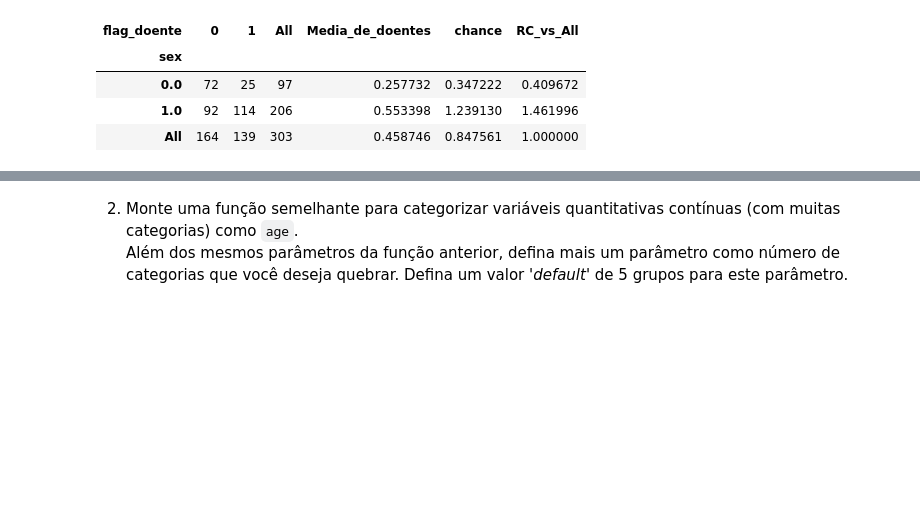
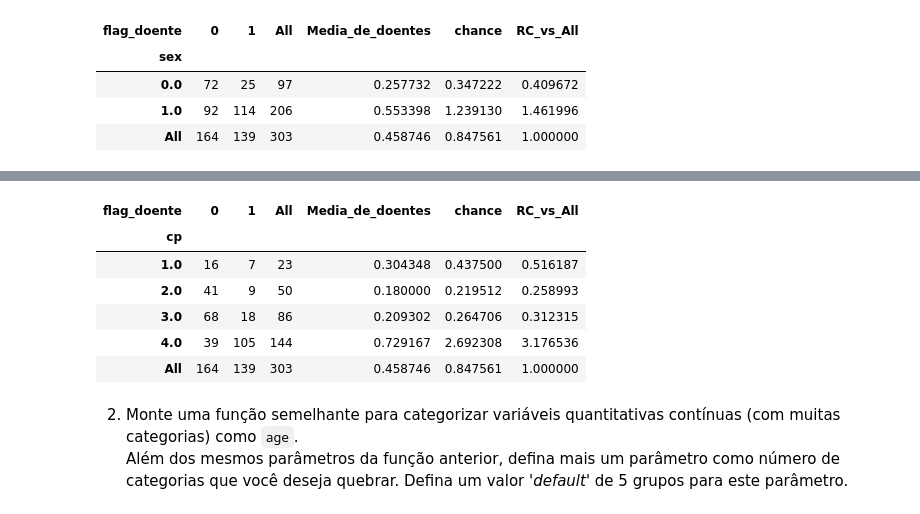
Before and after one commit to victortintel/ex2_modulo18_regressaologistica1-, a Jupyter notebook: ex2_victor_tintel_mod_18.ipynb, the cells around one changed output, grey strips where cells are left out. Drawn from its saved outputs; the diff is of its cells as text; code cells hidden in the pictures; blank space fills up the shorter version.

````diff
--- a/ex2_victor_tintel_mod_18.ipynb
+++ b/ex2_victor_tintel_mod_18.ipynb
@@ -136,3 +118,14 @@ A que parece discriminar mais o risco é a variável RC_vs_All porque é a únic
+# %%
+novo_data2 = script_analise_biv("terceiro", "cp", "flag_doente")
+novo_data2
+# %% [output]
+| flag_doente | 0 | 1 | All | Media_de_doentes | chance | RC_vs_All |
+| cp |  |  |  |  |  |  |
+| 1.0 | 16 | 7 | 23 | 0.304348 | 0.437500 | 0.516187 |
+| 2.0 | 41 | 9 | 50 | 0.180000 | 0.219512 | 0.258993 |
+| 3.0 | 68 | 18 | 86 | 0.209302 | 0.264706 | 0.312315 |
+| 4.0 | 39 | 105 | 144 | 0.729167 | 2.692308 | 3.176536 |
+| All | 164 | 139 | 303 | 0.458746 | 0.847561 | 1.000000 |
 # %% [markdown]
 2. Monte uma função semelhante para categorizar variáveis quantitativas contínuas (com muitas categorias) como ```age```.
     Além dos mesmos parâmetros da função anterior, defina mais um parâmetro como número de categorias que você deseja quebrar. Defina um valor '*default*' de 5 grupos para este parâmetro.
````
Also changed, not shown: parts of 10 cells of this notebook.
